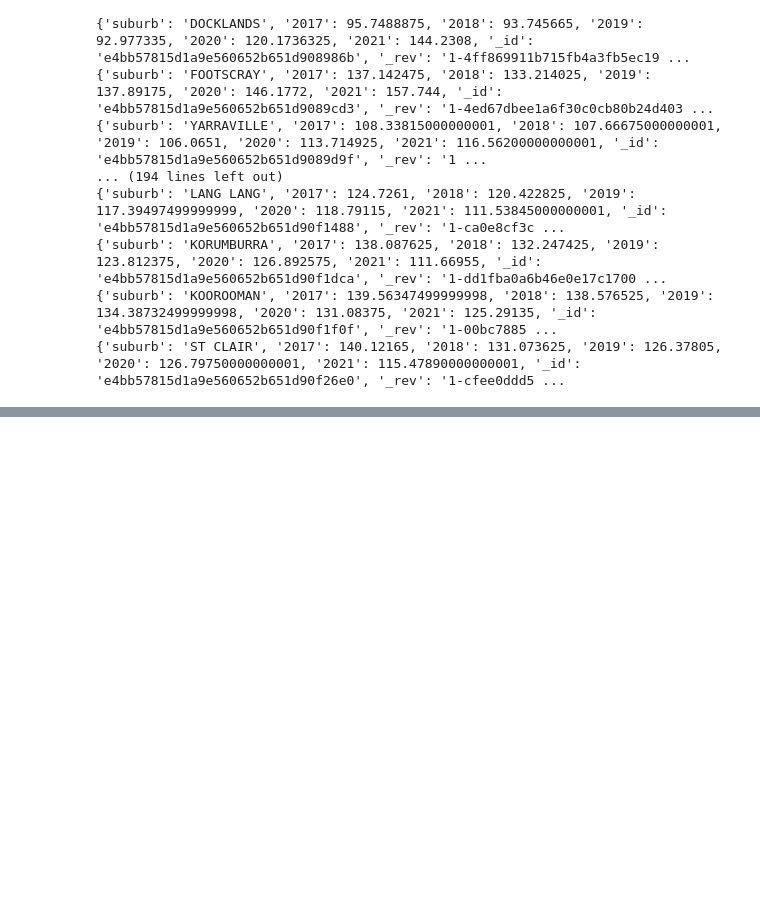
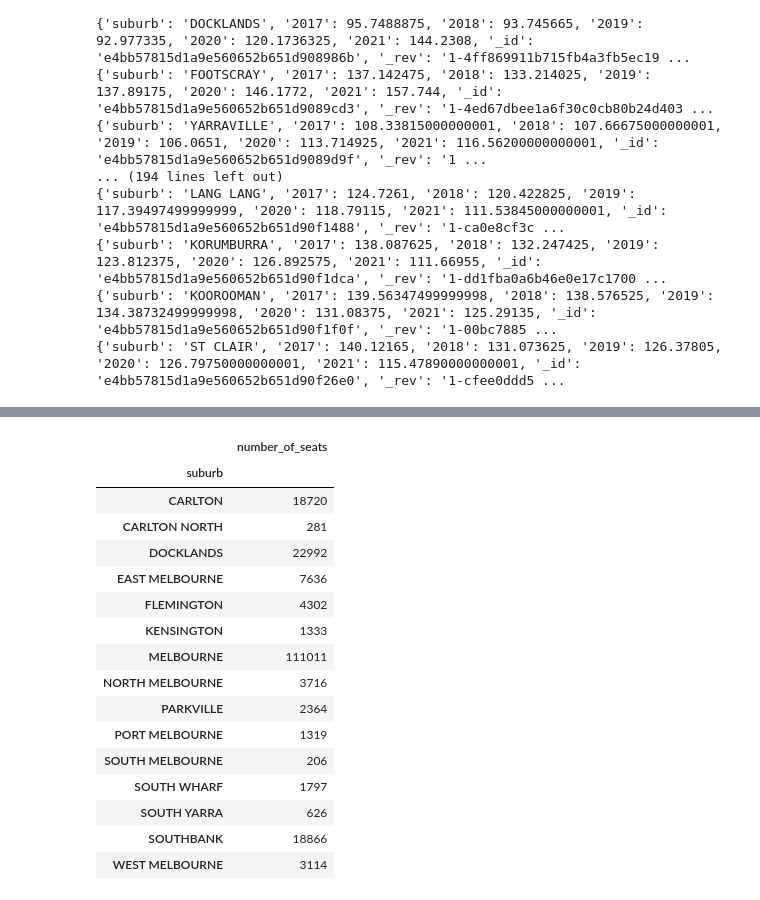
Before and after one commit to Shengzez/CCC_Project2, a Jupyter notebook: AURIN/AURIN .ipynb, the cells around one changed output, grey strips where cells are left out. Saved outputs shown, nothing was run; the diff lists cells and outputs as text; code cells hidden in the pictures; blank space fills up the shorter version.

```diff
--- a/AURIN/AURIN .ipynb
+++ b/AURIN/AURIN .ipynb
@@ -224,0 +298,21 @@ for index, row in unique_result.iterrows():
+# %%
+seat_summary = cp_result.groupby("suburb").sum()
+seat_summary
+# %% [output]
+|  | number_of_seats |
+| suburb |  |
+| CARLTON | 18720 |
+| CARLTON NORTH | 281 |
+| DOCKLANDS | 22992 |
+| EAST MELBOURNE | 7636 |
+| FLEMINGTON | 4302 |
+| KENSINGTON | 1333 |
+| MELBOURNE | 111011 |
+| NORTH MELBOURNE | 3716 |
+| PARKVILLE | 2364 |
+| PORT MELBOURNE | 1319 |
+| SOUTH MELBOURNE | 206 |
+| SOUTH WHARF | 1797 |
+| SOUTH YARRA | 626 |
+| SOUTHBANK | 18866 |
+| WEST MELBOURNE | 3114 |
```
Also changed, not shown: parts of 8 cells of this notebook.
